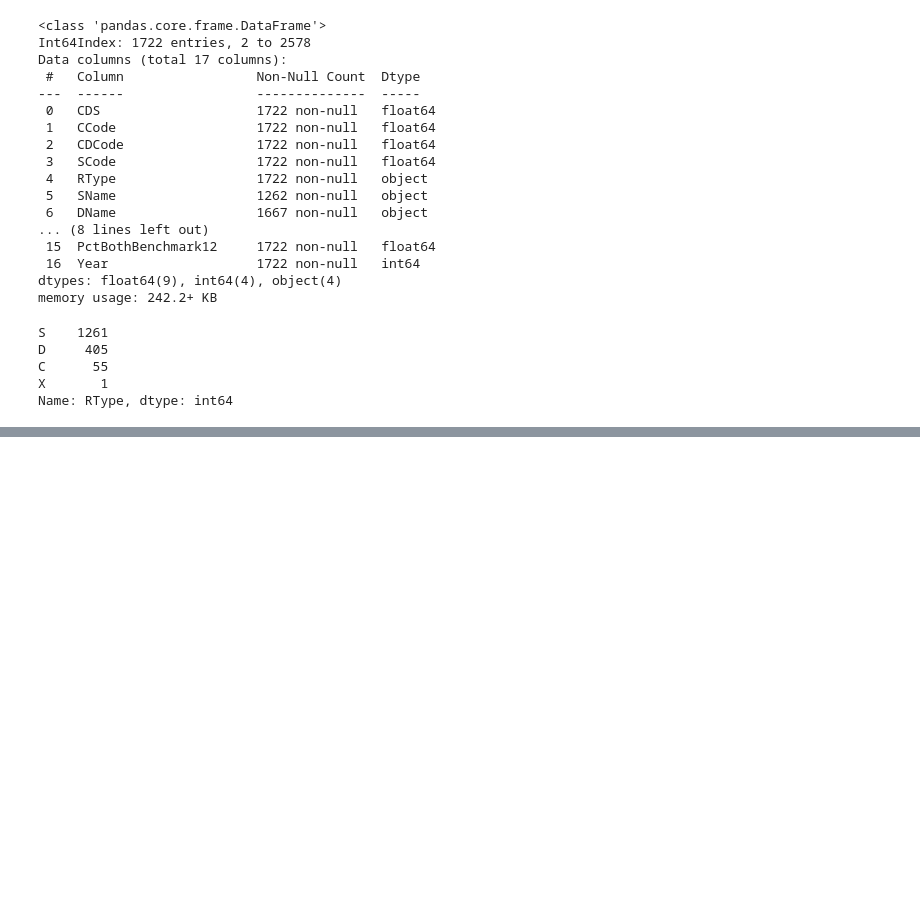
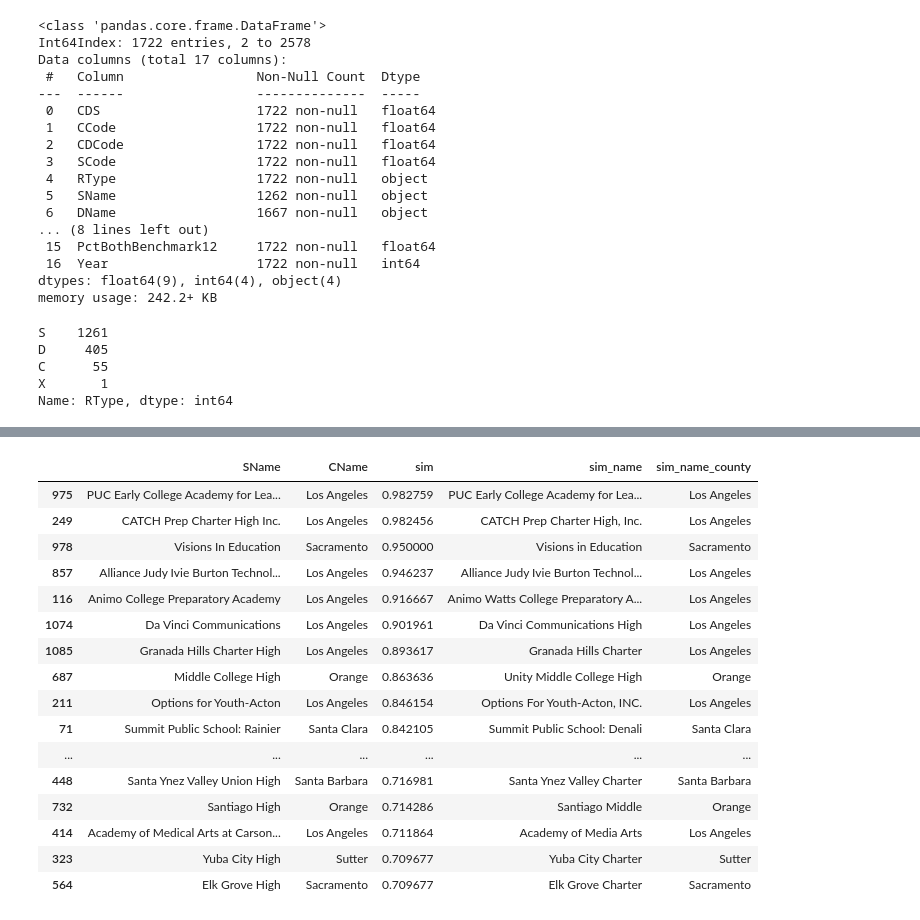
Before and after one commit to woodstockwins/1213-iris, a Jupyter notebook: projects/project-1-master/school_parse.ipynb, the cells around one changed output, grey strips where cells are left out. Drawn from its saved outputs; the diff is of its cells as text; code cells hidden in the pictures; blank space fills up the shorter version.

Commit message:
charter merge complete

```diff
--- a/projects/project-1-master/school_parse.ipynb
+++ b/projects/project-1-master/school_parse.ipynb
@@ -321,9 +325,16 @@ Name: RType, dtype: int64
 # %%
 # Parse data by type ("School", "District", "City", "State")
 df_sat_scho = pd.DataFrame(df_sat_raw[df_sat_raw['RType'] == 'S'])
+df_sat_scho.reset_index(drop=True, inplace=True)
+
 df_sat_dist = pd.DataFrame(df_sat_raw[df_sat_raw['RType'] == 'D'])
+df_sat_dist.reset_index(drop=True, inplace=True)
+
 df_sat_city = pd.DataFrame(df_sat_raw[df_sat_raw['RType'] == 'C'])
+df_sat_city.reset_index(drop=True, inplace=True)
+
 df_sat_state = pd.DataFrame(df_sat_raw[df_sat_raw['RType'] == 'X'])
+df_sat_state.reset_index(drop=True, inplace=True)
 # %%
 df_sat_scho.describe()
 # %% [output]
@@ -344,0 +392,23 @@ df_sat_state.to_csv('./data-clean/sat_ca_state_2019.csv', index=False)
+# %%
+# Locate similarly named schools between charter dataset and sat dataset
+# Perform a manual cross reference
+df_sat_scho[['SName', 'CName', 'sim', 'sim_name', 'sim_name_county']][(df_sat_scho['sim'] < 1) & (df_sat_scho['sim'] > .7) &
+ (df_sat_scho['CName'] == df_sat_scho['sim_name_county'])].sort_values(by='sim', ascending=False)
+# %% [output]
+|  | SName | CName | sim | sim_name | sim_name_county |
+| 975 | PUC Early College Academy for Lea... | Los Angeles | 0.982759 | PUC Early College Academy for Lea... | Los Angeles |
+| 249 | CATCH Prep Charter High Inc. | Los Angeles | 0.982456 | CATCH Prep Charter High, Inc. | Los Angeles |
+| 978 | Visions In Education | Sacramento | 0.950000 | Visions in Education | Sacramento |
+| 857 | Alliance Judy Ivie Burton Technol... | Los Angeles | 0.946237 | Alliance Judy Ivie Burton Technol... | Los Angeles |
+| 116 | Animo College Preparatory Academy | Los Angeles | 0.916667 | Animo Watts College Preparatory A... | Los Angeles |
+| 1074 | Da Vinci Communications | Los Angeles | 0.901961 | Da Vinci Communications High | Los Angeles |
+| 1085 | Granada Hills Charter High | Los Angeles | 0.893617 | Granada Hills Charter | Los Angeles |
+| 687 | Middle College High | Orange | 0.863636 | Unity Middle College High | Orange |
+| 211 | Options for Youth-Acton | Los Angeles | 0.846154 | Options For Youth-Acton, INC. | Los Angeles |
+| 71 | Summit Public School: Rainier | Santa Clara | 0.842105 | Summit Public School: Denali | Santa Clara |
+| ... | ... | ... | ... | ... | ... |
+| 448 | Santa Ynez Valley Union High | Santa Barbara | 0.716981 | Santa Ynez Valley Charter | Santa Barbara |
+| 732 | Santiago High | Orange | 0.714286 | Santiago Middle | Orange |
+| 414 | Academy of Medical Arts at Carson... | Los Angeles | 0.711864 | Academy of Media Arts | Los Angeles |
+| 323 | Yuba City High | Sutter | 0.709677 | Yuba City Charter | Sutter |
+| 564 | Elk Grove High | Sacramento | 0.709677 | Elk Grove Charter | Sacramento |
```
Also changed, not shown: parts of 18 cells of this notebook.
